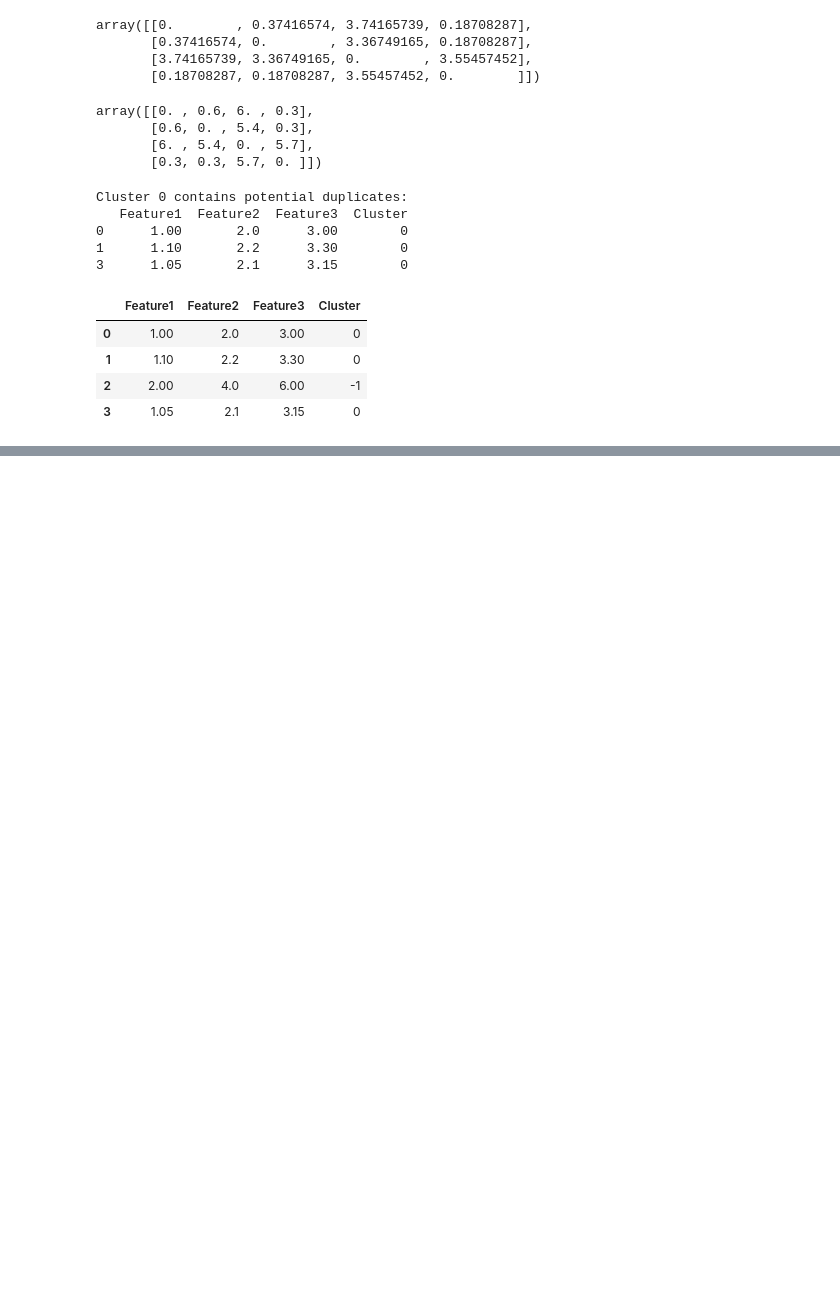
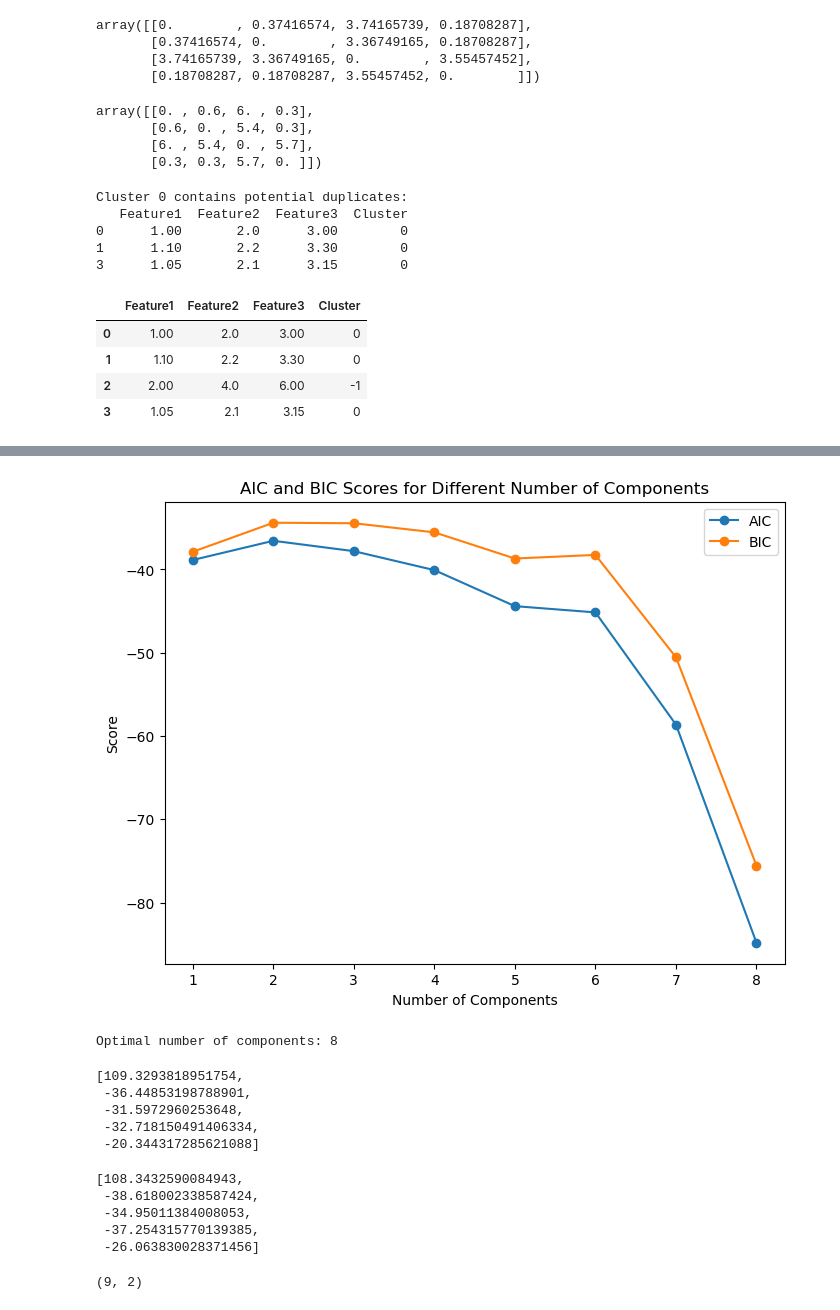
Before and after one commit to SirErikPak/Profolio, a Jupyter notebook: UNOS/Notebook/Untitled1.ipynb, the cells around one changed output, grey strips where cells are left out. Drawn from its saved outputs; the diff is of its cells as text; code cells hidden in the pictures; blank space fills up the shorter version.

```diff
--- a/UNOS/Notebook/Untitled1.ipynb
+++ b/UNOS/Notebook/Untitled1.ipynb
@@ -395,0 +575,67 @@ df
+# %%
+import numpy as np
+from sklearn.mixture import GaussianMixture
+from sklearn.model_selection import train_test_split
+from sklearn.metrics import mean_squared_error
+import matplotlib.pyplot as plt
+
+# Sample data: Replace with your actual dataset
+data = np.array([[0,1],[1, 2], [2, 3], [3, 4], [8, 9], [9, 10], [10, 11], [11,12], [12,13],[13,14],[14,15],[15,16],[16,17],[11,12]])
+
+# Split data into training and testing sets
+X_train, X_test = train_test_split(data, test_size=0.3, random_state=42)
+
+# Initialize lists to store AIC and BIC scores
+aic_scores = []
+bic_scores = []
+
+# Range of components to test
+n_components_range = range(1, 9)
+
+for n_components in n_components_range:
+    # Initialize the GMM
+    gmm = GaussianMixture(n_components=n_components, random_state=42)
+
+    # Fit the GMM to the training data
+    gmm.fit(X_train)
+
+    # Compute AIC and BIC
+    aic_scores.append(gmm.aic(X_train))
+    bic_scores.append(gmm.bic(X_train))
+
+# Plot AIC and BIC scores
+plt.figure(figsize=(8, 6))
+plt.plot(n_components_range, aic_scores, label='AIC', marker='o')
+plt.plot(n_components_range, bic_scores, label='BIC', marker='o')
+plt.xlabel('Number of Components')
+plt.ylabel('Score')
+plt.title('AIC and BIC Scores for Different Number of Components')
+plt.legend()
+plt.show()
+
+# Select the optimal number of components based on the lowest BIC
+optimal_n_components = n_components_range[np.argmin(bic_scores)]
+print(f'Optimal number of components: {optimal_n_components}')
+# %% [output]
+[figure, added]
+Optimal number of components: 8
+# %%
+bic_scores
+# %% [output]
+[109.3293818951754,
+ -36.44853198788901,
+ -31.5972960253648,
+ -32.718150491406334,
+ -20.344317285621088]
+# %%
+aic_scores
+# %% [output]
+[108.3432590084943,
+ -38.618002338587424,
+ -34.95011384008053,
+ -37.254315770139385,
+ -26.063830028371456]
+# %%
+X_train.shape
+# %% [output]
+(9, 2)
```
Also changed, not shown: parts of 12 cells of this notebook, 3 other files.
